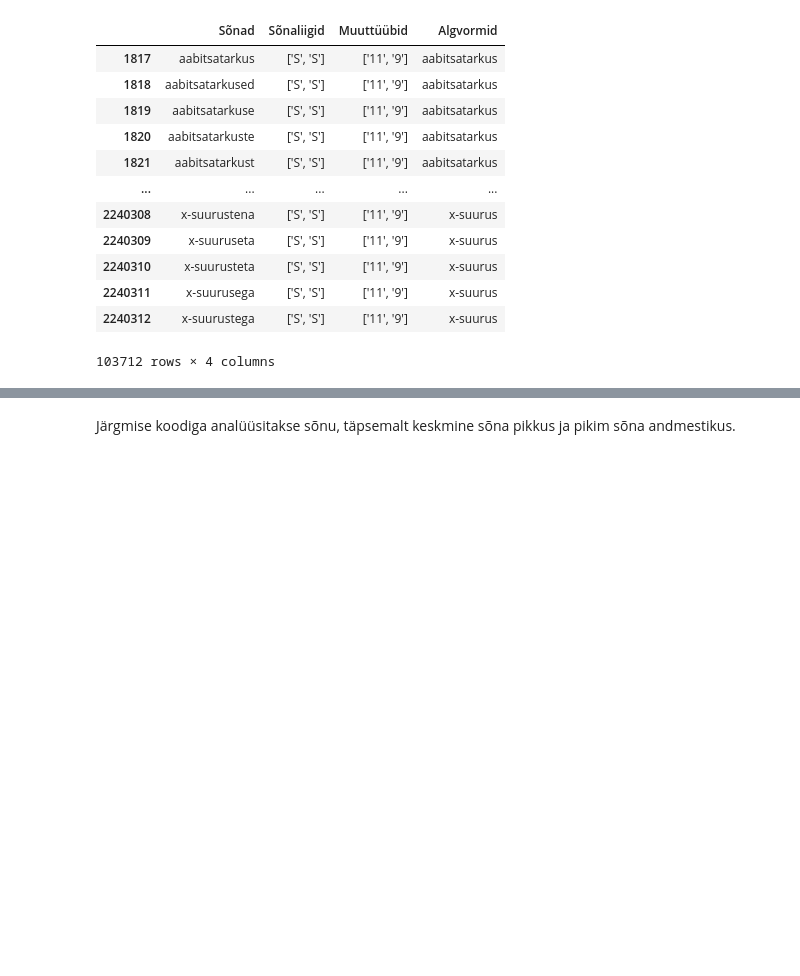
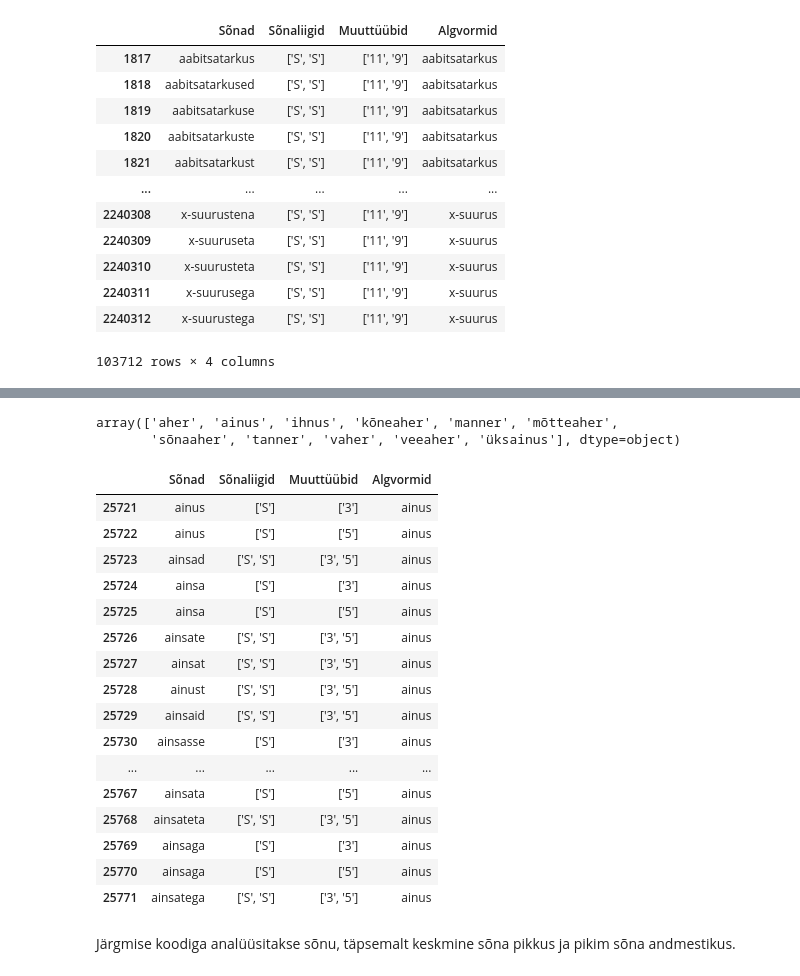
Before and after one commit to SanderSaska/MorfoloogiliseMuuttyybiAutomaatneTuvastaja, a Jupyter notebook: Morfoloogilise_muuttüübi_automaatne_tuvastamine_III_osa.ipynb, the cells around one changed output, grey strips where cells are left out. Cells and saved outputs as stored; diff of their text form; code cells hidden in the pictures; blank space fills up the shorter version.

```diff
--- a/Morfoloogilise_muuttüübi_automaatne_tuvastamine_III_osa.ipynb
+++ b/Morfoloogilise_muuttüübi_automaatne_tuvastamine_III_osa.ipynb
@@ -127,3 +279,31 @@ df_algvormidega[df_algvormidega['Sõnaliigid'].apply(len) > 5]
+# %%
+näited = df_algvormidega[df_algvormidega['Sõnad'] == df_algvormidega['Algvormid']]
+näited = näited[näited['Muuttüübid'] == "['3']"]
+näited = pd.unique(näited['Algvormid'])
+display(näited)
+# %% [output]
+array(['aher', 'ainus', 'ihnus', 'kõneaher', 'manner', 'mõtteaher',
+       'sõnaaher', 'tanner', 'vaher', 'veeaher', 'üksainus'], dtype=object)
+# %%
+display(df_algvormidega[df_algvormidega['Algvormid'] == 'ainus'])
+# %% [output]
+|  | Sõnad | Sõnaliigid | Muuttüübid | Algvormid |
+| 25721 | ainus | ['S'] | ['3'] | ainus |
+| 25722 | ainus | ['S'] | ['5'] | ainus |
+| 25723 | ainsad | ['S', 'S'] | ['3', '5'] | ainus |
+| 25724 | ainsa | ['S'] | ['3'] | ainus |
+| 25725 | ainsa | ['S'] | ['5'] | ainus |
+| 25726 | ainsate | ['S', 'S'] | ['3', '5'] | ainus |
+| 25727 | ainsat | ['S', 'S'] | ['3', '5'] | ainus |
+| 25728 | ainust | ['S', 'S'] | ['3', '5'] | ainus |
+| 25729 | ainsaid | ['S', 'S'] | ['3', '5'] | ainus |
+| 25730 | ainsasse | ['S'] | ['3'] | ainus |
+| ... | ... | ... | ... | ... |
+| 25767 | ainsata | ['S'] | ['5'] | ainus |
+| 25768 | ainsateta | ['S', 'S'] | ['3', '5'] | ainus |
+| 25769 | ainsaga | ['S'] | ['3'] | ainus |
+| 25770 | ainsaga | ['S'] | ['5'] | ainus |
+| 25771 | ainsatega | ['S', 'S'] | ['3', '5'] | ainus |
 # %% [markdown]
 Järgmise koodiga analüüsitakse sõnu, täpsemalt keskmine sõna pikkus ja pikim sõna andmestikus.
 # %%
```
Also changed, not shown: parts of 12 cells of this notebook.
